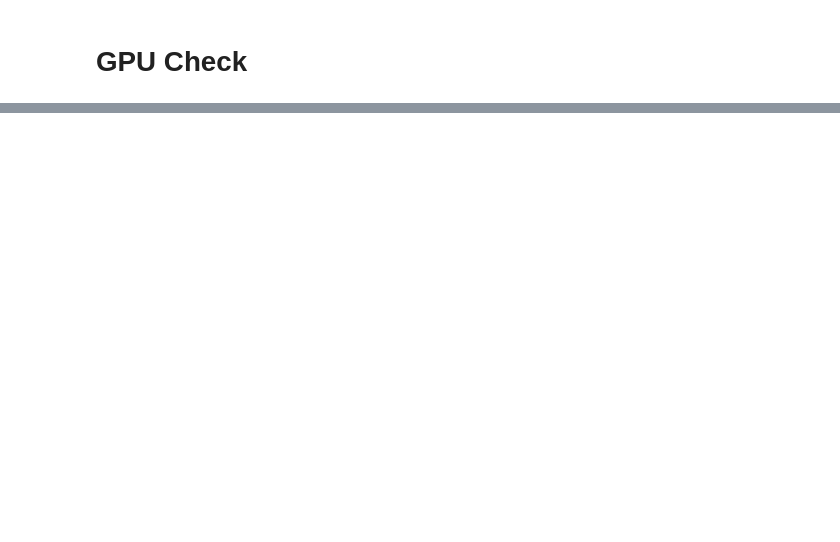
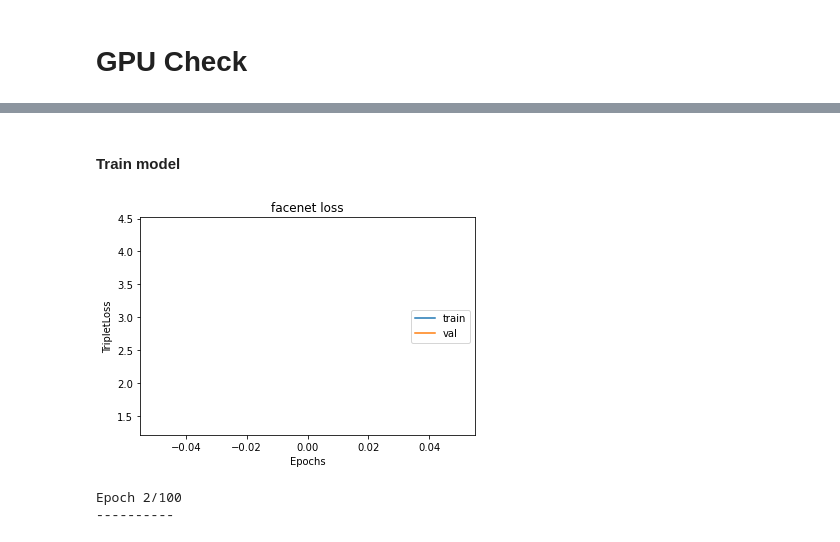
Before and after one commit to a07458666/simsiamfacenet, a Jupyter notebook: facenet.ipynb, the cells around one changed output, grey strips where cells are left out. Saved outputs shown, nothing was run; the diff lists cells and outputs as text; code cells hidden in the pictures; blank space fills up the shorter version.

Commit message:
facenet train

```diff
--- a/facenet.ipynb
+++ b/facenet.ipynb
@@ -36,0 +90,19 @@ mtcnn = MTCNN(
+# %% [markdown]
+#### Train model
+# %%
+def save_checkpoint(state, is_best, filename='checkpoint.pth.tar'):
+    torch.save(state, filename)
+    if is_best:
+        shutil.copyfile(filename, 'model_best.pth.tar')
+# %%
+def update_loss_hist(train_loss, eval_loss, is_end):
+    clear_output(wait=True)
+    plt.plot(train_loss)
+    plt.plot(eval_loss)
+    plt.title('facenet loss')
+    plt.ylabel('TripletLoss')
+    plt.xlabel('Epochs')
+    plt.legend(['train', 'val'], loc='center right')
+    if (is_end):
+        plt.savefig('TripletLoss_result.png')
+    plt.show()
@@ -36,0 +132,27 @@ mtcnn = MTCNN(
+# %%
+from tqdm import tqdm
+from matplotlib import pyplot as plt
+from IPython.display import clear_output
+
+train_loss_history = []
+val_loss_history = []
+for epoch in range(epochs):
+    print('\nEpoch {}/{}'.format(epoch + 1, epochs))
+    print('-' * 10)
+    loss = 0
+    train_loss = pass_epoch(train_loader, 'Train')
+    val_loss = pass_epoch(val_loader, 'Eval')
+    train_loss_history.append(train_loss)
+    val_loss_history.append(val_loss)
+    update_loss_hist(train_loss_history, val_loss_history, False)
+    save_checkpoint({
+        'epoch': epoch + 1,
+        'arch': 'facenet',
+        'state_dict': resnet.state_dict(),
+        'optimizer' : optimizer.state_dict(),
+    }, is_best=False, filename='./model_facenet/checkpoint_{:04d}.pth.tar'.format(epoch + 1))
+update_loss_hist(train_loss_history, val_loss_history, True)
+# %% [output]
+[figure, added]
+Epoch 2/100
+----------
```
Also changed, not shown: parts of 13 cells of this notebook, 1 other file.
